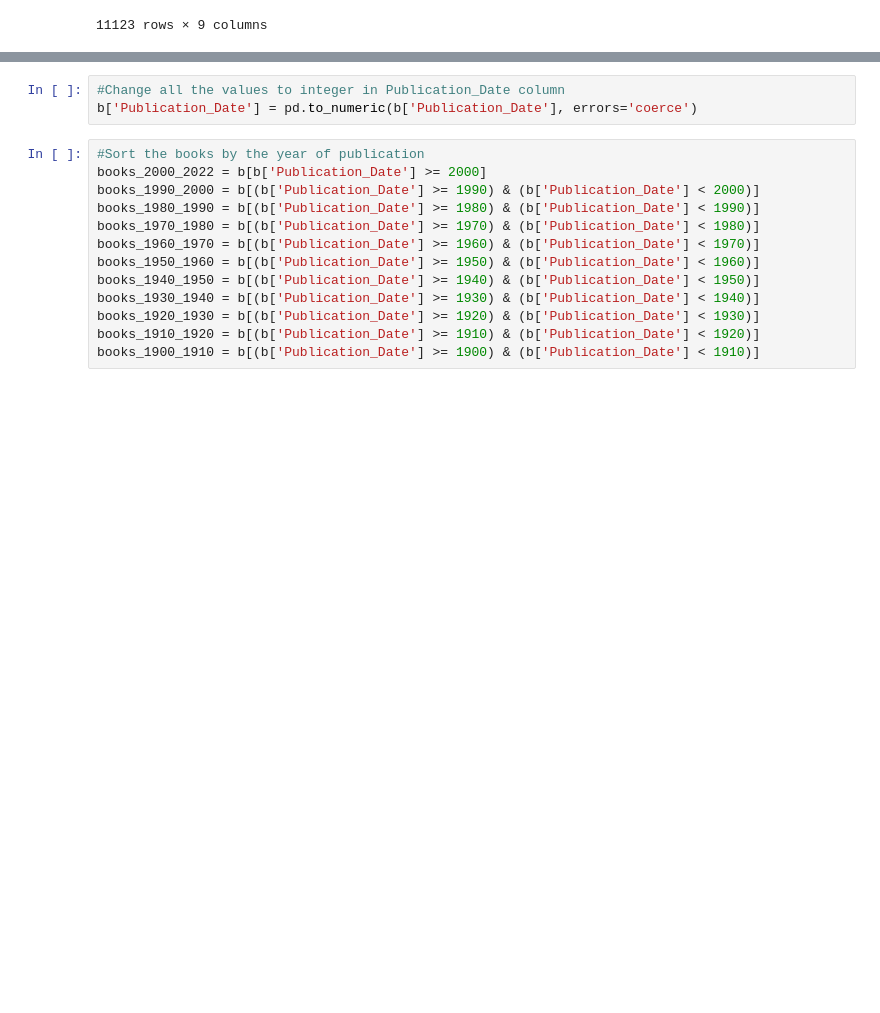
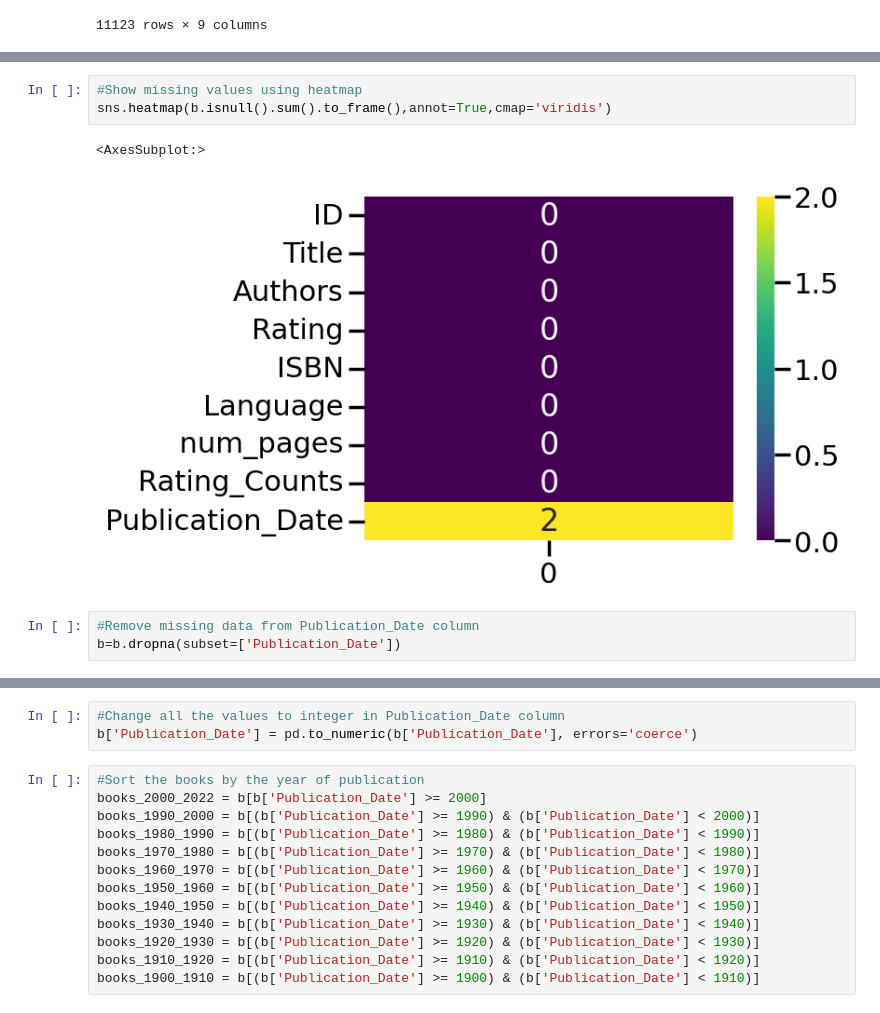
Before and after one commit to p-renata/UCDPA_renata_pagac, a Jupyter notebook: Analysis.ipynb, the cells around one changed output, grey strips where cells are left out. Cells and saved outputs as stored; diff of their text form; blank space fills up the shorter version.

```diff
--- a/Analysis.ipynb
+++ b/Analysis.ipynb
@@ -86,3 +74,12 @@ sns.barplot(x=most_rated["Rating_Counts"], y=most_rated.index, palette="rocket")
+# %%
+#Show missing values using heatmap
+sns.heatmap(b.isnull().sum().to_frame(),annot=True,cmap='viridis')
+# %% [output]
+<AxesSubplot:>
+[figure, added]
+# %%
+#Remove missing data from Publication_Date column
+b=b.dropna(subset=['Publication_Date'])
 # %%
 #Check for all unique years in column Publication_Date
 b['Publication_Date'].unique()
```
Also changed, not shown: parts of 34 cells of this notebook.
